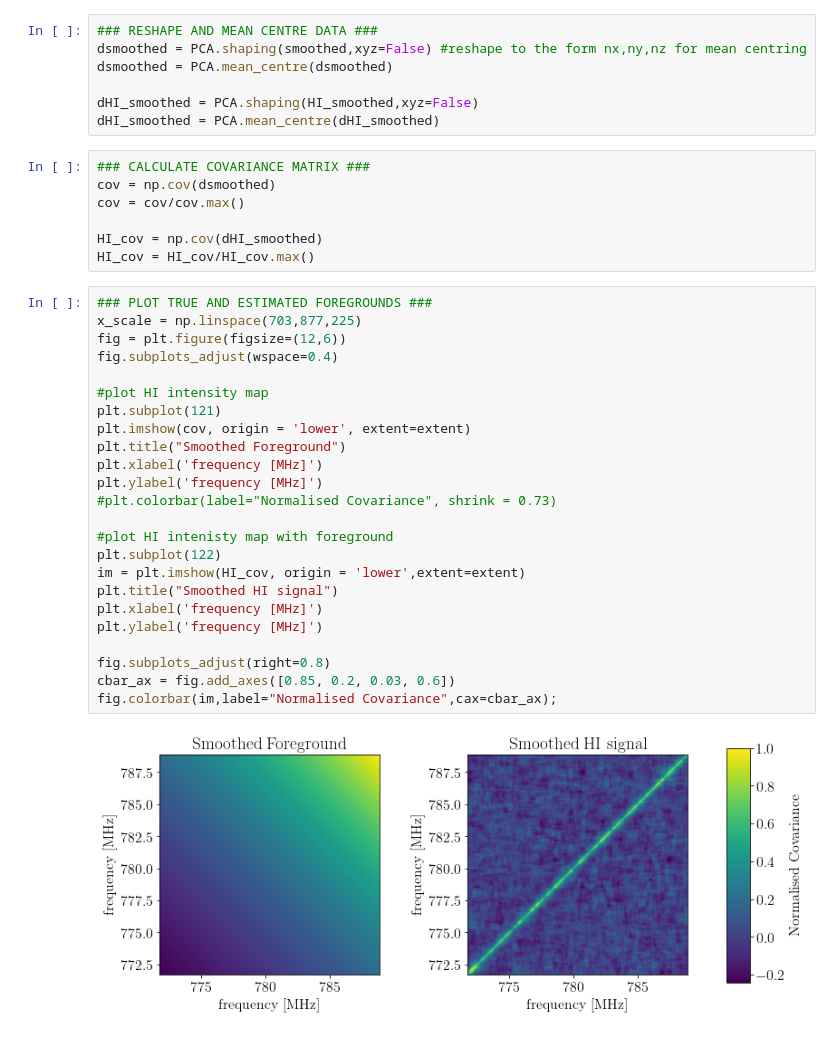
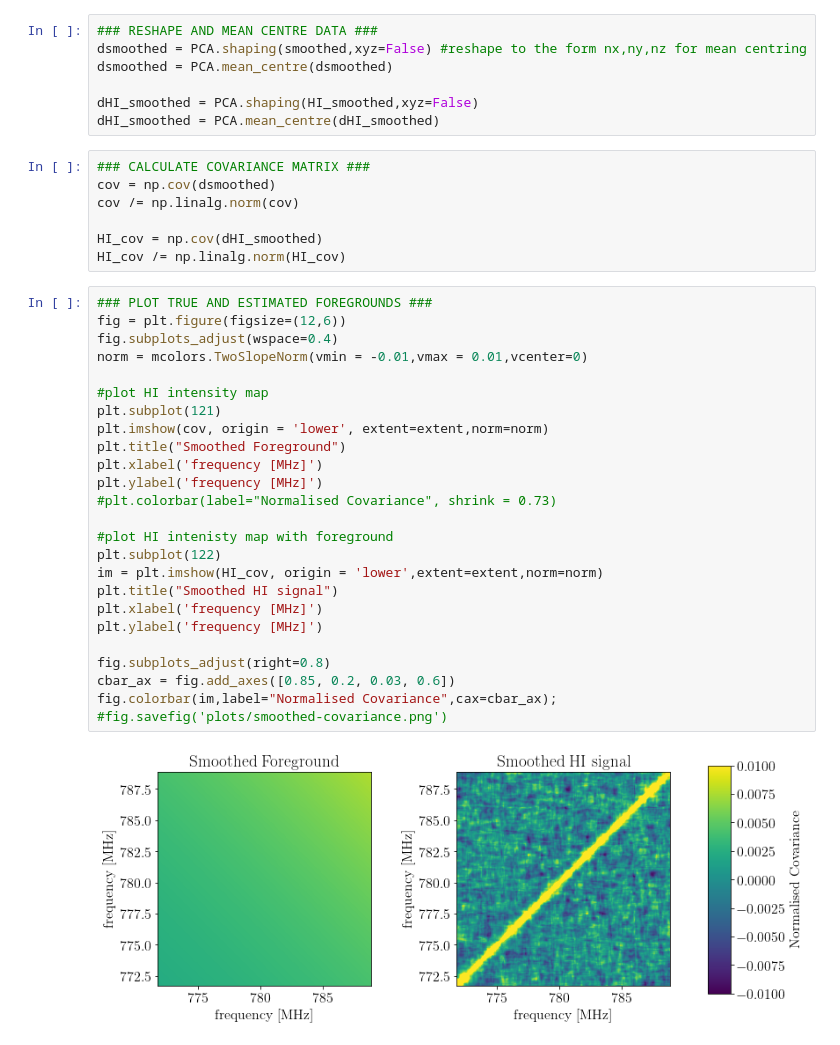
Before and after one commit to graciemcgill/ForegroundCleaningWithPCA, a Jupyter notebook: EXPLORING_THE_SIMULATED_DATA.ipynb, the cells around one changed output. Drawn from its saved outputs; the diff is of its cells as text.

```diff
--- a/EXPLORING_THE_SIMULATED_DATA.ipynb
+++ b/EXPLORING_THE_SIMULATED_DATA.ipynb
@@ -248,33 +265,34 @@ dHI_smoothed = PCA.mean_centre(dHI_smoothed)
 # %%
 ### CALCULATE COVARIANCE MATRIX ###
 cov = np.cov(dsmoothed)
-cov = cov/cov.max()
+cov /= np.linalg.norm(cov)
 
 HI_cov = np.cov(dHI_smoothed)
-HI_cov = HI_cov/HI_cov.max()
+HI_cov /= np.linalg.norm(HI_cov)
 # %%
 ### PLOT TRUE AND ESTIMATED FOREGROUNDS ###
-x_scale = np.linspace(703,877,225)
 fig = plt.figure(figsize=(12,6))
 fig.subplots_adjust(wspace=0.4)
+norm = mcolors.TwoSlopeNorm(vmin = -0.01,vmax = 0.01,vcenter=0)
 
 #plot HI intensity map
 plt.subplot(121)
-plt.imshow(cov, origin = 'lower', extent=extent)
+plt.imshow(cov, origin = 'lower', extent=extent,norm=norm)
 plt.title("Smoothed Foreground")
 plt.xlabel('frequency [MHz]')
 plt.ylabel('frequency [MHz]')
 #plt.colorbar(label="Normalised Covariance", shrink = 0.73)
 
 #plot HI intenisty map with foreground
 plt.subplot(122)
-im = plt.imshow(HI_cov, origin = 'lower',extent=extent)
+im = plt.imshow(HI_cov, origin = 'lower',extent=extent,norm=norm)
 plt.title("Smoothed HI signal")
 plt.xlabel('frequency [MHz]')
 plt.ylabel('frequency [MHz]')
 
 fig.subplots_adjust(right=0.8)
 cbar_ax = fig.add_axes([0.85, 0.2, 0.03, 0.6])
 fig.colorbar(im,label="Normalised Covariance",cax=cbar_ax);
+#fig.savefig('plots/smoothed-covariance.png')
 # %% [output]
-[figure, old version]
+[figure, new version]
```
Also changed, not shown: parts of 8 cells of this notebook, 2 other files.
